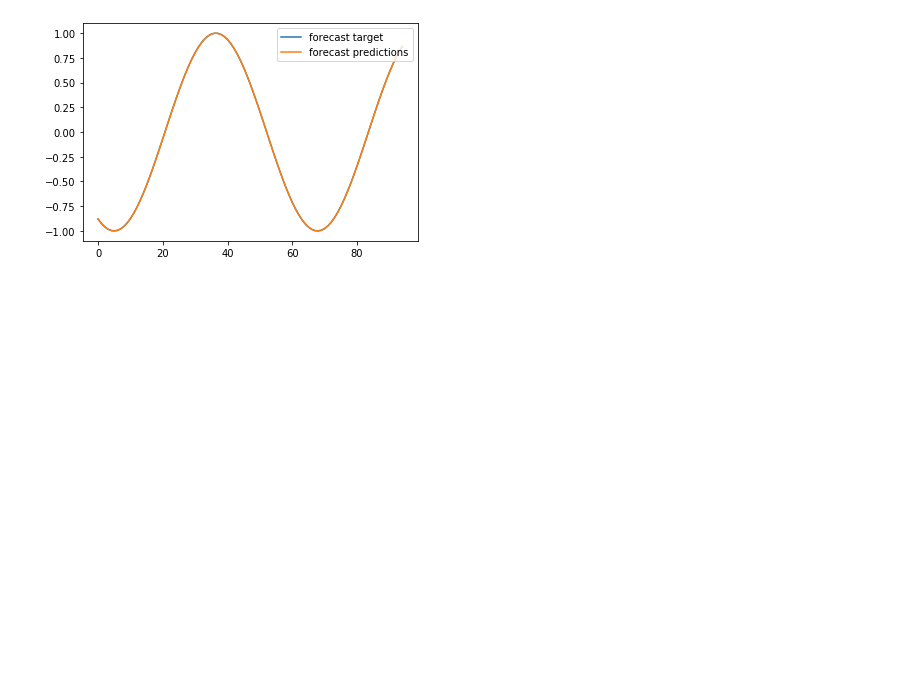
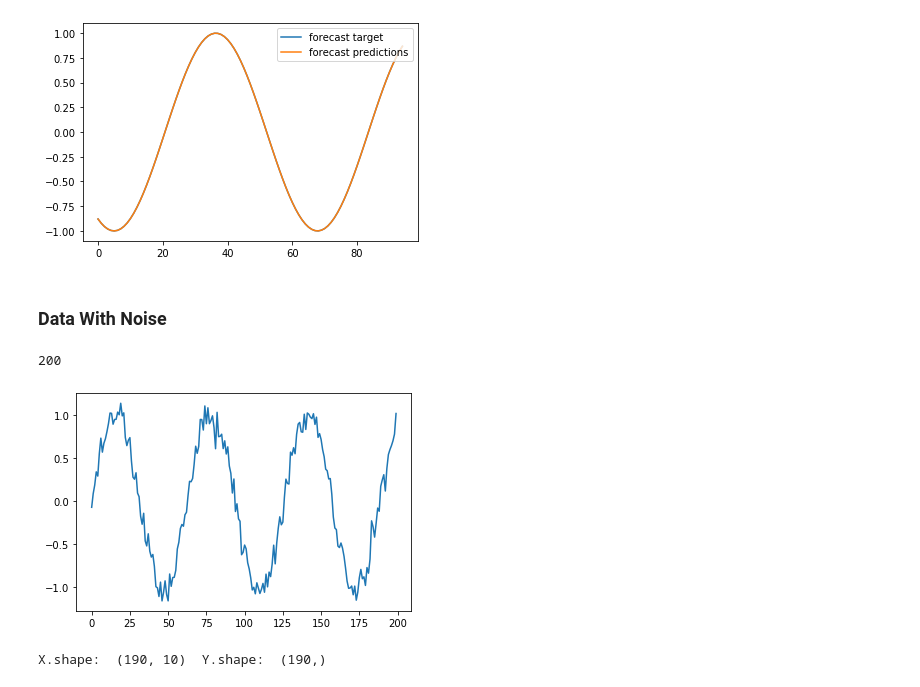
Before and after one commit to KarthikKothareddy/tf2, a Jupyter notebook: autoregressive_linear_model.ipynb, the cells around one changed output. Cells and saved outputs as stored; diff of their text form; code cells hidden in the pictures; blank space fills up the shorter version.

```diff
--- a/autoregressive_linear_model.ipynb
+++ b/autoregressive_linear_model.ipynb
@@ -128,0 +129,34 @@ s = np.array([1, 2, 3, 4])
+# %% [markdown]
+### Data With Noise
+# %%
+# make synthetic data
+series = np.sin(0.1 * np.arange(200))
+
+# optional add noise
+series = series + np.random.randn(200)*0.1
+print(len(series))
+
+# plot
+plt.plot(series)
+plt.show();
+# %% [output]
+200
+[figure, added]
+# %%
+# build the dataset
+T = 10
+X = []
+Y = []
+
+for t in range(len(series) - T):
+    x = series[t:t+T]
+    X.append(x)
+    y = series[t+T]
+    Y.append(y)
+
+X = np.array(X).reshape(-1, T)
+Y = np.array(Y)
+N = len(X)
+print("X.shape: ", X.shape, " Y.shape: ", Y.shape)
+# %% [output]
+X.shape:  (190, 10)  Y.shape:  (190,)
```
Also changed, not shown: parts of 8 cells of this notebook.
